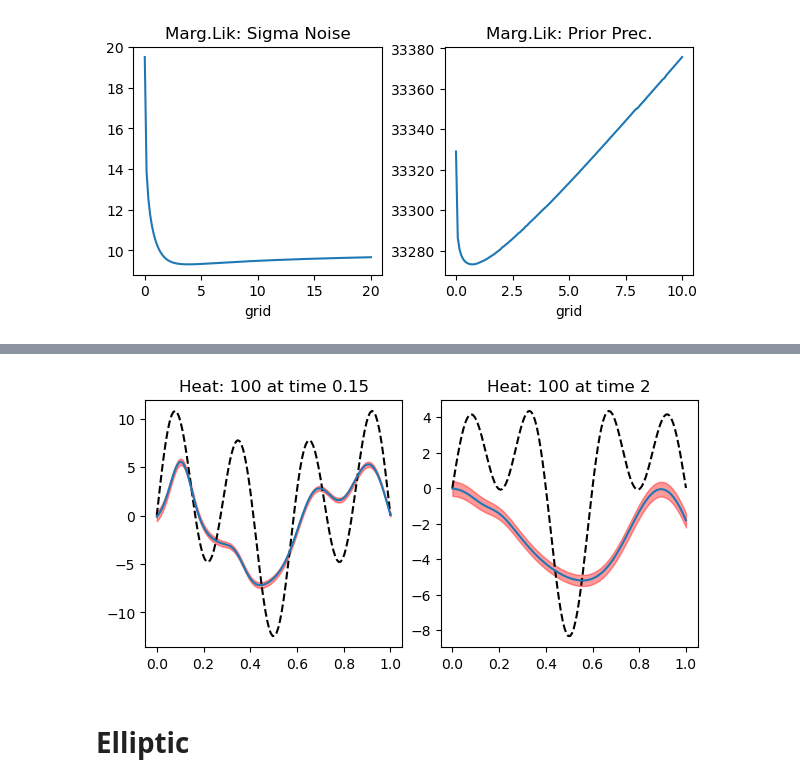
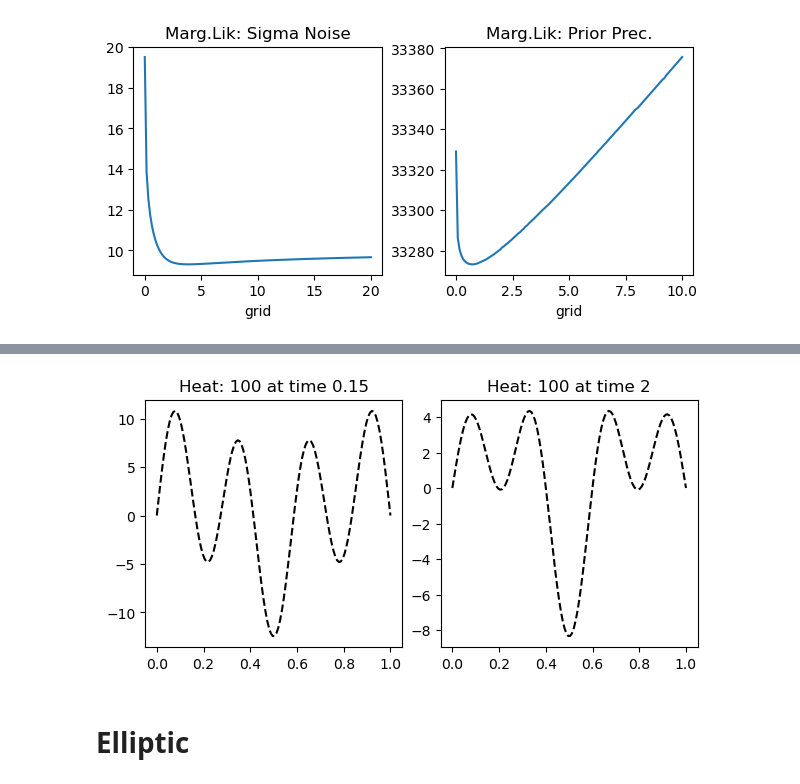
Before and after one commit to ChristianJzB/Projects, a Jupyter notebook: Laplace_Exp/laplace_testing.ipynb, the cells around one changed output, grey strips where cells are left out. Drawn from its saved outputs; the diff is of its cells as text; code cells hidden in the pictures.

```diff
--- a/Laplace_Exp/laplace_testing.ipynb
+++ b/Laplace_Exp/laplace_testing.ipynb
@@ -497,36 +493,36 @@ def exact_solution(x,t,theta):
 # %%
 fig, axs = plt.subplots(1,2,figsize = (6,3), layout='constrained')
 X = torch.linspace(0, 1, 128)  # Spatial grid in X direction
 
 param_ =  0.001
 
-heat_model = torch.load(path_models.format(bs=500))
-heat_model.eval()
+# heat_model = torch.load(path_models.format(bs=500))
+# heat_model.eval()
 
 # llp = torch.load(path_dgala.format(bs=1000))
 # llp.model.set_last_layer(last_layer_name)  # Re-register hooks
 
 # llp.sigma_noise = 1.9579
 # llp.prior_precision = [0.1754]
 
 for j,dt in enumerate([0.15,2]):
     data_test = torch.hstack((X.reshape(-1,1),dt*torch.ones_like(X.reshape(-1,1)),param_*torch.ones_like(X.reshape(-1,1)))).float()
     exact_sol = exact_solution(X.numpy(), dt * np.ones_like(X.numpy()),param_)
 
-    nn_pred = heat_model.model(data_test)
+    # nn_pred = heat_model.model(data_test)
 
-    surg_mu, surg_sigma = llp(data_test)
+    # surg_mu, surg_sigma = llp(data_test)
 
-    surg_mu = surg_mu[:,0].view(-1).detach().numpy()
+    # surg_mu = surg_mu[:,0].view(-1).detach().numpy()
 
-    surg_sigma = surg_sigma[:, 0,0].sqrt().view(-1).detach().numpy()
+    # surg_sigma = surg_sigma[:, 0,0].sqrt().view(-1).detach().numpy()
 
     axs[j].plot(X,exact_sol,linestyle = "--",color = "black", label = "Exact Solution")
-    axs[j].plot(X, nn_pred.detach().numpy())
-    axs[j].fill_between(X, surg_mu+surg_sigma,surg_mu-surg_sigma,alpha=0.4, color = "red",label = r"NN Uncertainty ($\sigma^{2})$")
+    # axs[j].plot(X, nn_pred.detach().numpy())
+    #axs[j].fill_between(X, surg_mu+surg_sigma,surg_mu-surg_sigma,alpha=0.4, color = "red",label = r"NN Uncertainty ($\sigma^{2})$")
     axs[j].set_title(f"Heat: {100} at time {dt}")
 # %% [output]
-[figure, old version]
+[figure, new version]
 # %% [markdown]
 # Elliptic
 # %%
```
Also changed, not shown: parts of 1 cell of this notebook, 1 other file.
